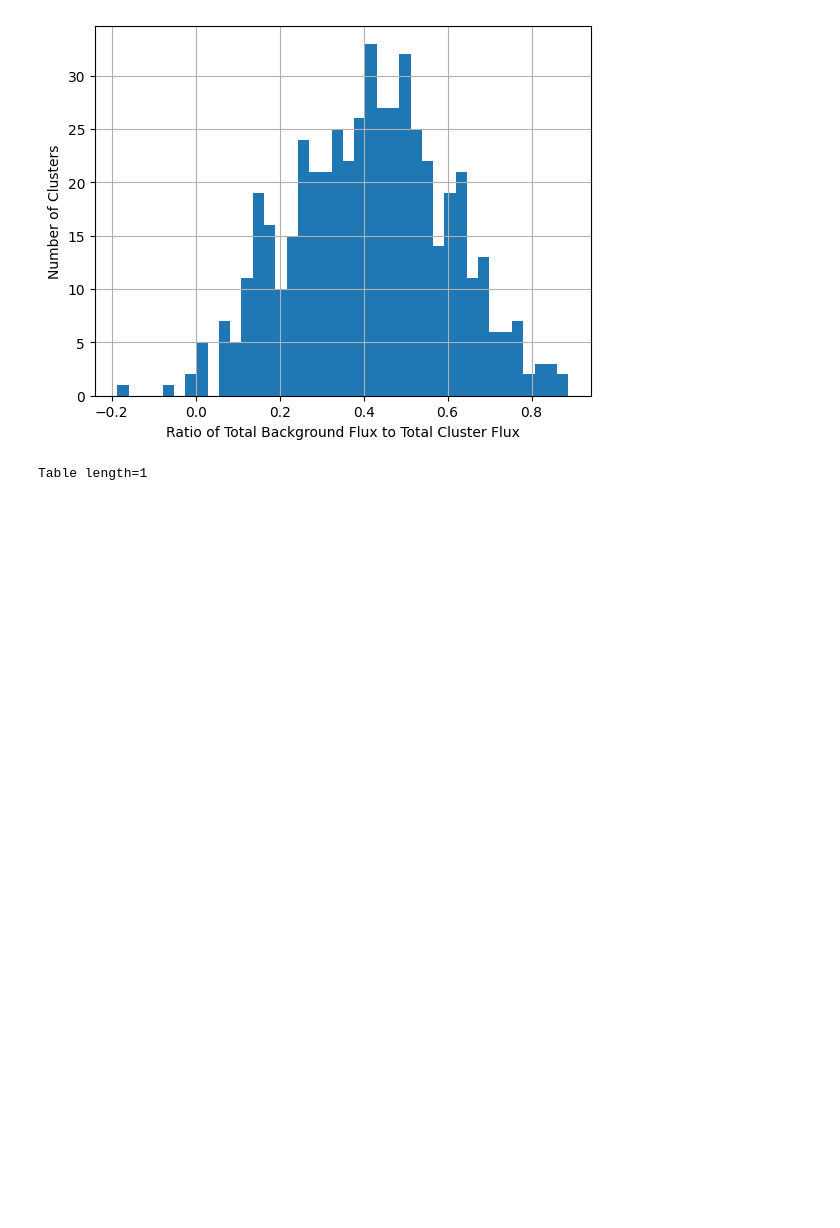
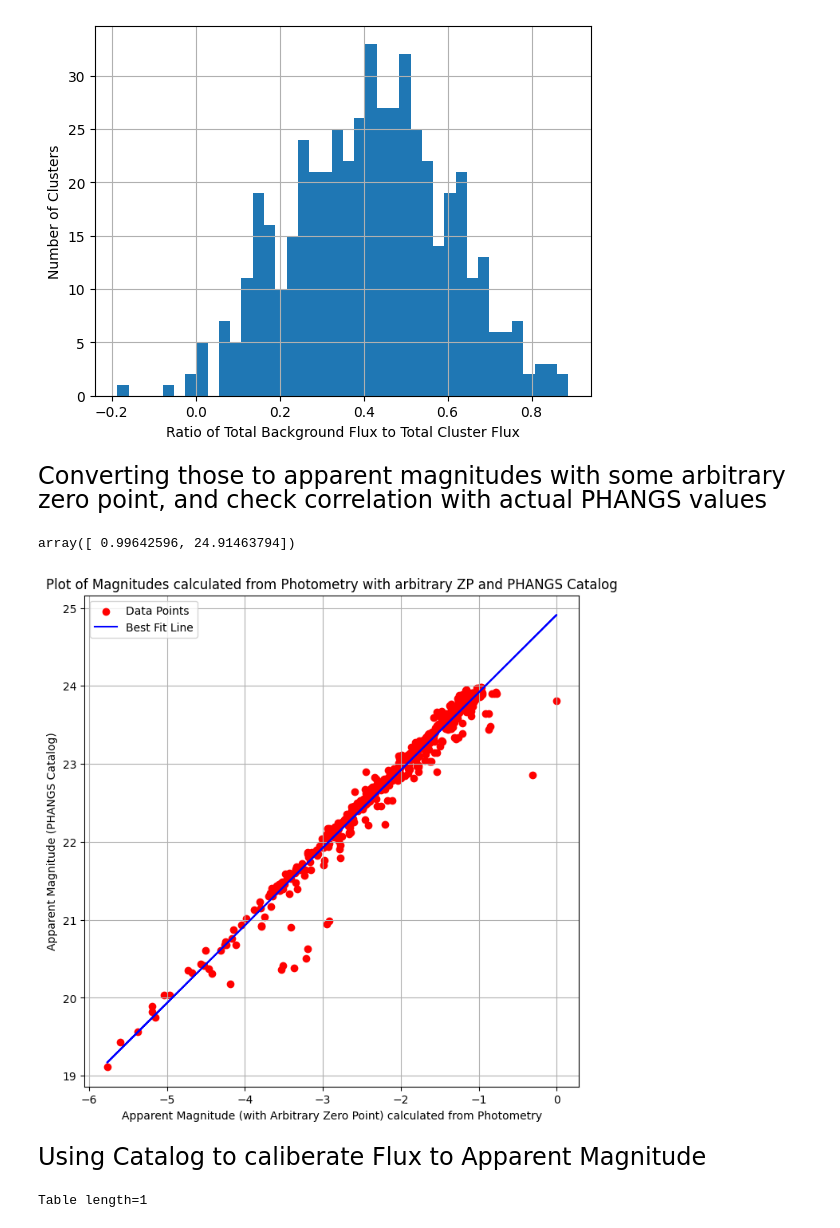
Before and after one commit to MalayKedia/studying_cluster_properties-KSP, a Jupyter notebook: FluxCalculationForClusters/cluster_flux_calc_using_img.ipynb, the cells around one changed output. Cells and saved outputs as stored; diff of their text form; code cells hidden in the pictures; blank space fills up the shorter version.

Commit message:
Calc of app mag from photometry with arbitrary ZP

```diff
--- a/FluxCalculationForClusters/cluster_flux_calc_using_img.ipynb
+++ b/FluxCalculationForClusters/cluster_flux_calc_using_img.ipynb
@@ -159,6 +163,36 @@ plt.grid()
 plt.show()
 # %% [output]
 [figure]
+# %% [markdown]
+<font size="5">Converting those to apparent magnitudes with some arbitrary zero point, and check correlation with actual PHANGS values</font>
+# %%
+# considering m = -2.5 * log10(flux) + ZP and ZP=0
+
+app_mag_shifted = np.array(-2.5 * np.log10(phot_table['aperture_sum_bkgsub']))
+app_mag_PHANGS=np.array(catalog_data['PHANGS_F555W_VEGA'])
+# %%
+coefficients = np.polyfit(app_mag_shifted, app_mag_PHANGS, 1)
+best_fit_line = np.polyval(coefficients, app_mag_shifted)
+
+coefficients
+# %% [output]
+array([ 0.99642596, 24.91463794])
+# %%
+plt.figure(figsize=(8,8))
+plt.scatter(app_mag_shifted, app_mag_PHANGS, color='red', label='Data Points')
+plt.plot(app_mag_shifted, best_fit_line, 'b-', label='Best Fit Line')
+plt.xlabel('Apparent Magnitude (with Arbitrary Zero Point) calculated from Photometry')
+plt.ylabel('Apparent Magnitude (PHANGS Catalog)')
+plt.title('Plot of Magnitudes calculated from Photometry with arbitrary ZP and PHANGS Catalog')
+plt.grid()
+plt.legend()
+plt.axis('equal')
+# plt.savefig('Comp_Mag_arbZP.png')
+plt.show()
+# %% [output]
+[figure, added]
+# %% [markdown]
+<font size="5">Using Catalog to caliberate Flux to Apparent Magnitude</font>
 # %%
 from astroquery.esasky import ESASky
 from astropy.coordinates import SkyCoord
```
Also changed, not shown: parts of 2 cells of this notebook, 1 other file.
